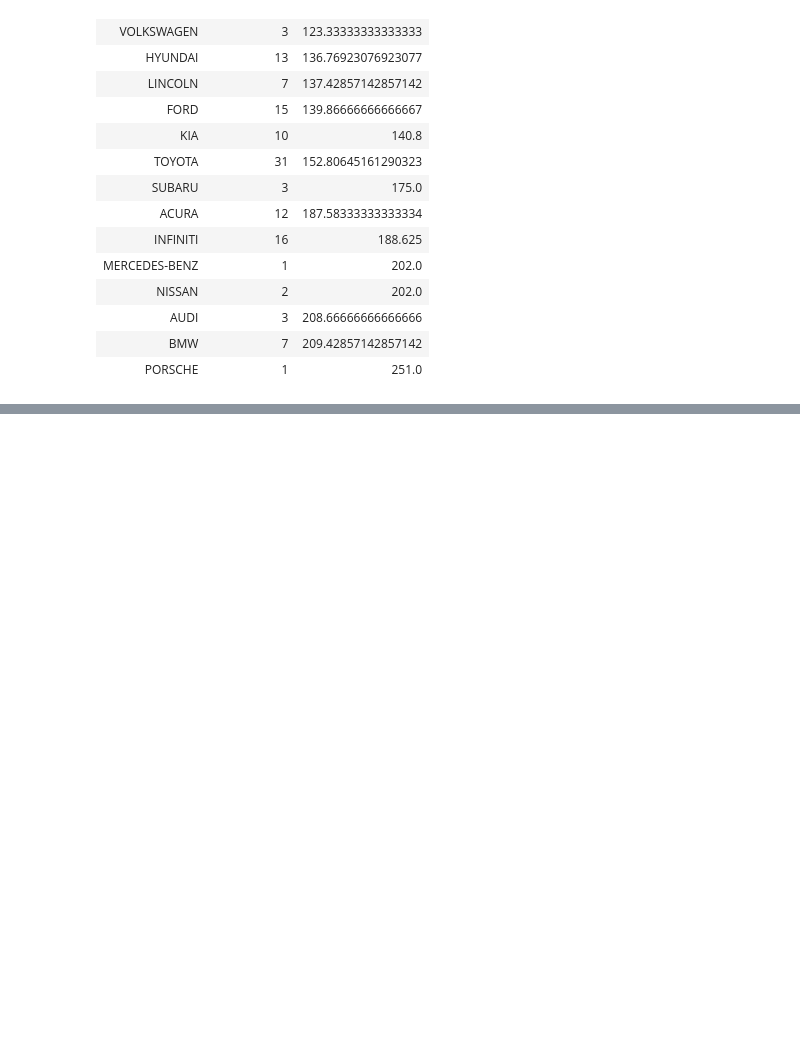
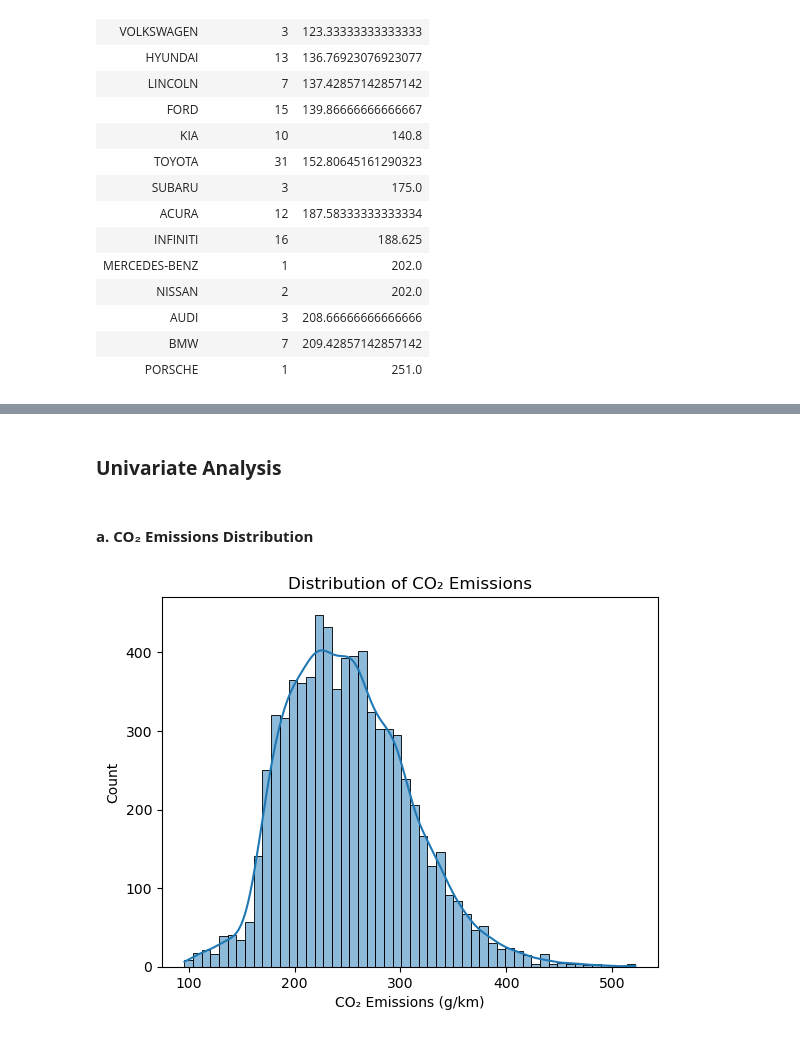
Before and after one commit to ColtonMatth/Vehicle_CO2_Emission, a Jupyter notebook: Vehicle_CO2_Emission.ipynb, the cells around one changed output, grey strips where cells are left out. Saved outputs shown, nothing was run; the diff lists cells and outputs as text; code cells hidden in the pictures; blank space fills up the shorter version.

```diff
--- a/Vehicle_CO2_Emission.ipynb
+++ b/Vehicle_CO2_Emission.ipynb
@@ -208,0 +292,11 @@ Done.
+# %% [markdown]
+### **Univariate Analysis**
+# %% [markdown]
+#### **a.  CO₂ Emissions Distribution**
+# %%
+sns.histplot(df['CO2 Emissions(g/km)'], kde=True)
+plt.title('Distribution of CO₂ Emissions')
+plt.xlabel('CO₂ Emissions (g/km)')
+plt.show()
+# %% [output]
+[figure, added]
```
Also changed, not shown: parts of 41 cells of this notebook, 1 other file.
